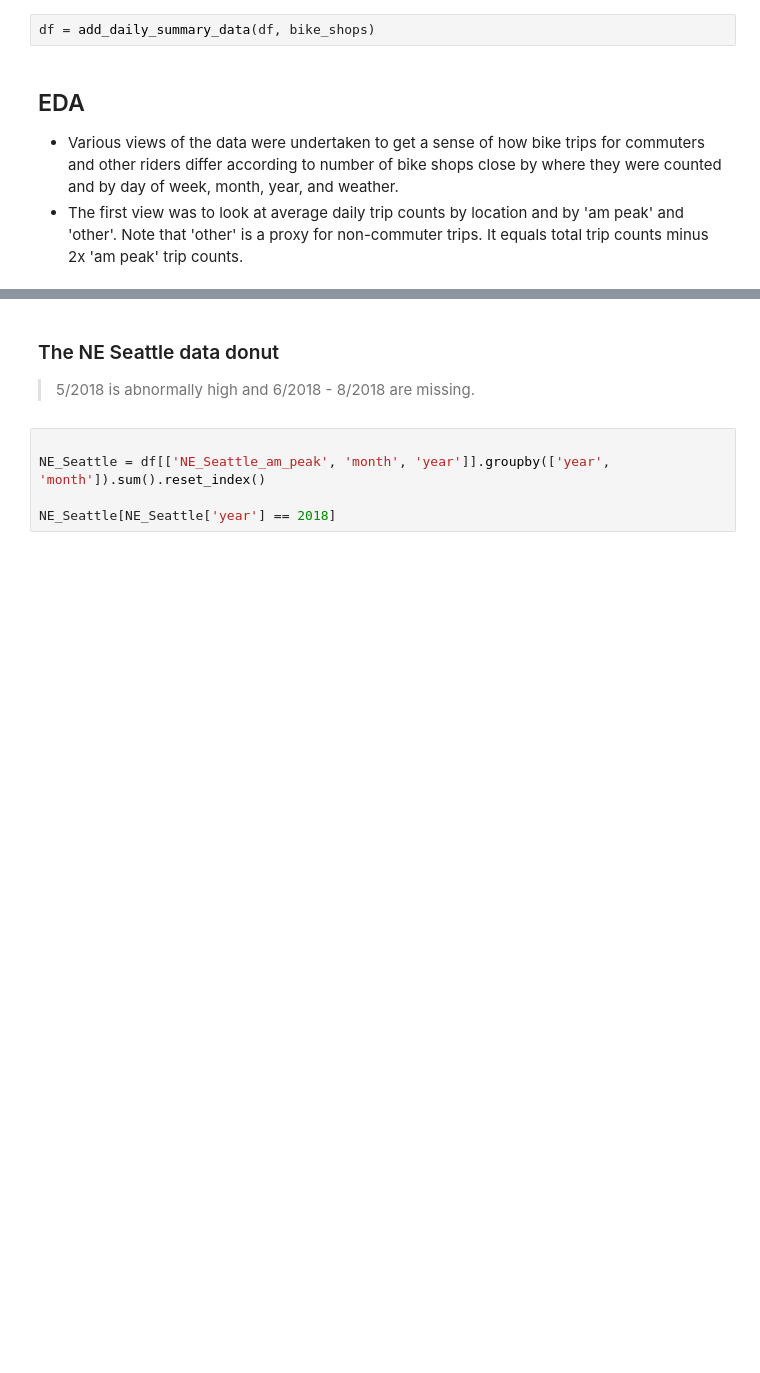
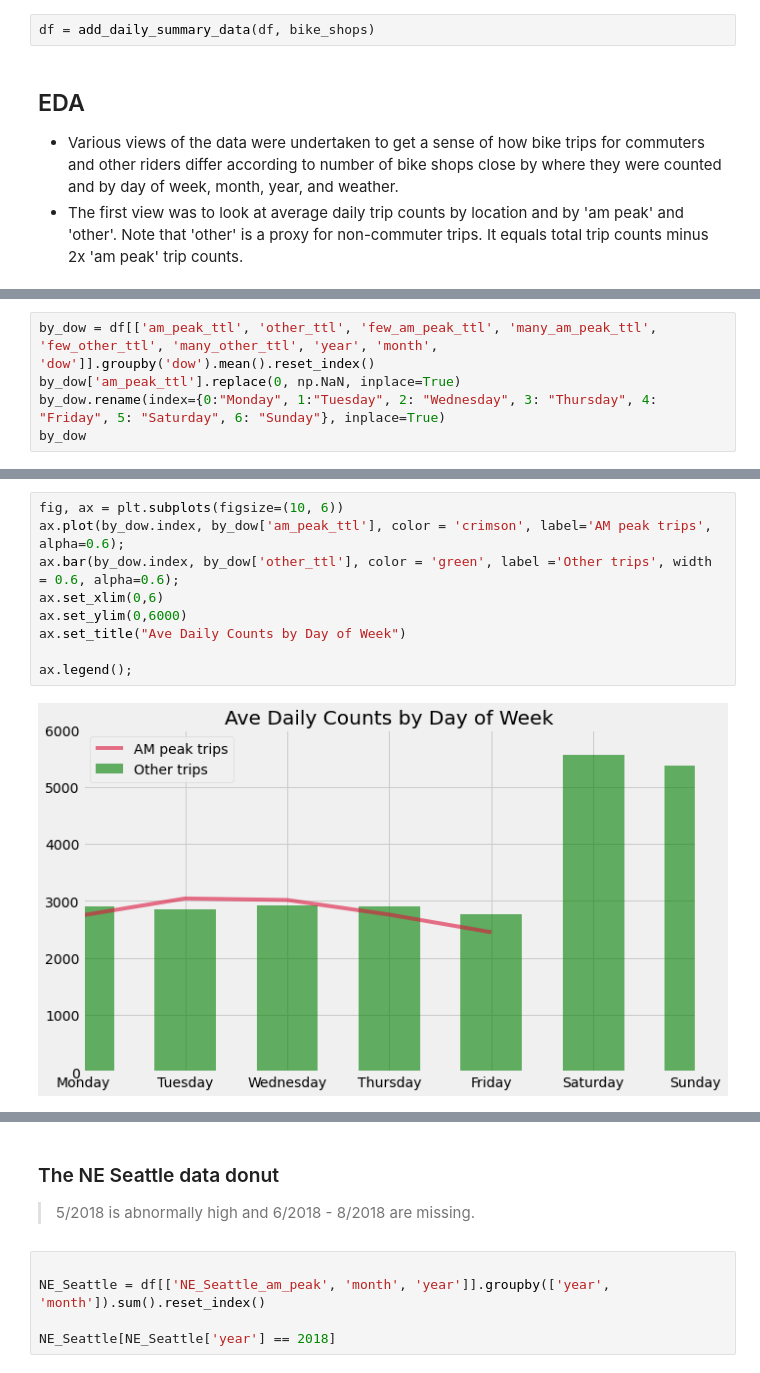
Before and after one commit to salvir1/Crank_On_Seattle_Bike_Data, a Jupyter notebook: Seattle_spins.ipynb, the cells around one changed output, grey strips where cells are left out. Saved outputs shown, nothing was run; the diff lists cells and outputs as text; blank space fills up the shorter version.

```diff
--- a/Seattle_spins.ipynb
+++ b/Seattle_spins.ipynb
@@ -276,0 +275,5 @@ Text(0.5, 1.0, 'other ttl')
+# %%
+by_dow = df[['am_peak_ttl', 'other_ttl', 'few_am_peak_ttl', 'many_am_peak_ttl', 'few_other_ttl', 'many_other_ttl', 'year', 'month', 'dow']].groupby('dow').mean().reset_index()
+by_dow['am_peak_ttl'].replace(0, np.NaN, inplace=True)
+by_dow.rename(index={0:"Monday", 1:"Tuesday", 2: "Wednesday", 3: "Thursday", 4: "Friday", 5: "Saturday", 6: "Sunday"}, inplace=True)
+by_dow
@@ -277 +289,12 @@ Text(0.5, 1.0, 'other ttl')
+# %%
+fig, ax = plt.subplots(figsize=(10, 6))
+ax.plot(by_dow.index, by_dow['am_peak_ttl'], color = 'crimson', label='AM peak trips', alpha=0.6);
+ax.bar(by_dow.index, by_dow['other_ttl'], color = 'green', label ='Other trips', width = 0.6, alpha=0.6);
+ax.set_xlim(0,6)
+ax.set_ylim(0,6000)
+ax.set_title("Ave Daily Counts by Day of Week")
+
+ax.legend();
+# %% [output]
+[figure, added]
 # %%
```
Also changed, not shown: parts of 49 cells of this notebook.
